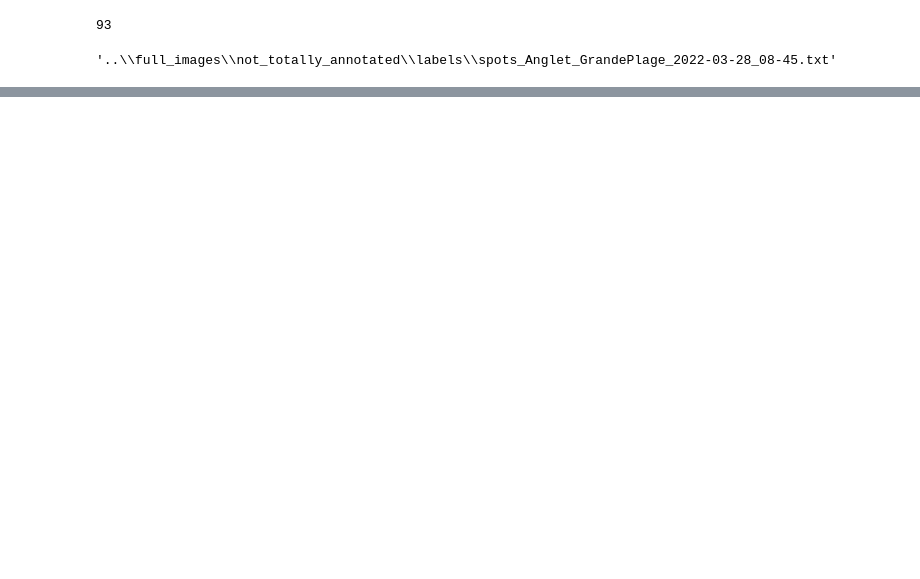
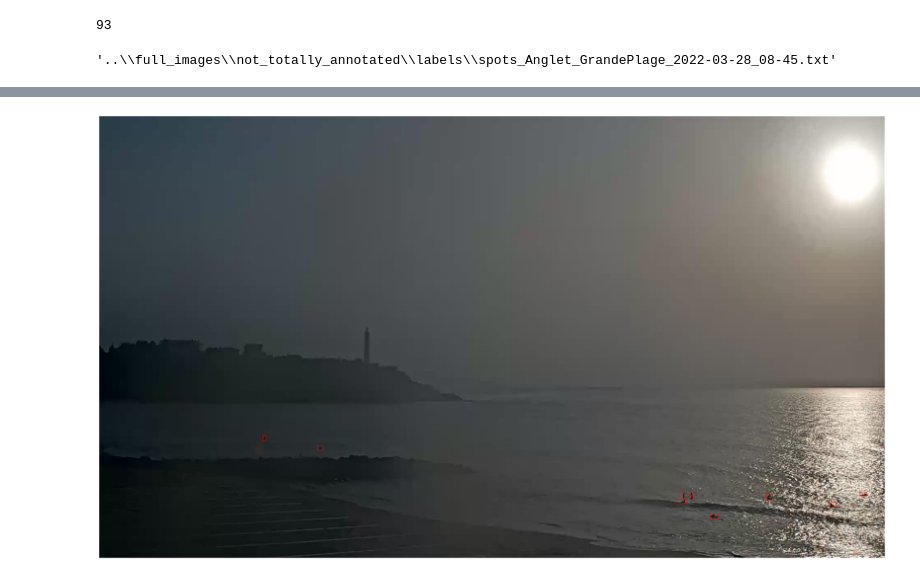
Before and after one commit to AlexandreNap/surf-crowd, a Jupyter notebook: surfers_detection/data/splitted_images/make_only_annotated_data_folder.ipynb, the cells around one changed output, grey strips where cells are left out. Cells and saved outputs as stored; diff of their text form; code cells hidden in the pictures; blank space fills up the shorter version.

Commit message:
first iter on cropped image dataset creation

```diff
--- a/surfers_detection/data/splitted_images/make_only_annotated_data_folder.ipynb
+++ b/surfers_detection/data/splitted_images/make_only_annotated_data_folder.ipynb
@@ -8,4 +9,4 @@ import numpy as np
 # %%
-annotated_files = [f for f in glob.glob("..\\full_images\\not_totally_annotated\\labels\\*.txt") if os.path.getsize(f) > 0]
+annotation_files = [f for f in glob.glob("..\\full_images\\not_totally_annotated\\labels\\*.txt") if os.path.getsize(f) > 0]
 #We annotated classified images. Each file should then contain at least one surfer, have at least one annotation
 # %%
@@ -144,0 +86,89 @@ display_image_in_actual_size(image.copy(), crops)
+# %%
+def prune_crops(crops, labels):
+    new_crops = None
+    for crop in crops:
+        keep=False
+        for label in labels:
+            if bb_intersectionAB_over_A(label, crop)>0.8:
+                keep = True
+                break
+        if keep:
+            if new_crops is None:
+                new_crops = [crop]
+            else:
+                new_crops = np.concatenate((new_crops, [crop]), axis=0)
+    return new_crops
+
+
+# label : [class, bb_x, bb_y, bb_width, bb_height]
+# crop : [bb_x, bb_y, bb_width, bb_height]
+# label and crop are on relative format (x,y) in [0,1]^2 to initial image
+# return label in relative format to crop
+def label_to_crop_label(label, crop, width, height):
+    label[1] = (label[1] - crop[0])/ crop[2]
+    label[2] = (label[2] - crop[1])/ crop[3]
+    label[3] = label[3] / crop[2]
+    label[4] = label[4] / crop[3]
+
+    if label[2] < 0:
+        label[2] = 0
+    if label[1] < 0:
+        label[1] = 0
+    if label[1] + label[3] > 1:
+        label[3] = 1 - label[1]
+    if label[2] + label[4] > 1:
+        label[4] = 1 - label[2]
+    return label
+
+
+def make_cropped_images_labels(image_file_name, image, labels, crops):
+    width, height = image.size
+    images_labels = []
+    image_names = []
+    for i, crop in enumerate(crops):
+        new_labels = []
+        for label in labels:
+            if bb_intersectionAB_over_A(label, crop) > 0.6:
+                new_labels.append(label_to_crop_label(label.copy(), crop, width, height))
+        rectangle_crop = crop.copy()
+        width, height = image.size
+        rectangle_crop[2] = width * (crop[0]+crop[2])
+        rectangle_crop[3] = height * (crop[1] + crop[3])
+        rectangle_crop[0] *= width
+        rectangle_crop[1] *= height
+        small_image = image.crop(rectangle_crop)
+
+        images_labels.append((small_image, new_labels))
+        image_names.append(image_file_name.replace('.jpg', '_crop' + str(i) + '.jpg'))
+    return image_names, images_labels
+
+
+def split_image(image_txt_path):
+    image_file_name = re.sub(".*?\\\\", "", image_txt_path.replace(".txt",".jpg"))
+    image_path = "..\\..\\..\\data\\surf_only_images\\" + image_file_name
+
+    labels = open(image_txt_path, "r").read()
+    labels = np.array([[float(x) for x in row.split(" ")] for row in labels.split("\n")])
+    labels[:,2] = 1 - labels[:,2] - labels[:,4]
+
+    image = Image.open(os.path.join(image_path))
+    h, w = image.size
+
+    crops = random_crops(80,0.23,0.28)
+    crops = prune_crops(crops, labels)
+    if crops is not None:
+        image_names, new_images_labels = make_cropped_images_labels(image_file_name, image, labels, crops)
+    else:
+        image_names, new_images_labels = None, None
+    return image, labels, crops, image_names, new_images_labels
+
+image, labels, crops, image_names, new_images_labels = split_image(annotation_files[20])
+display_image_in_actual_size(image.copy(), labels)
+if crops is not None:
+    print(np.array(crops).shape[0])
+    display_image_in_actual_size(image.copy(), np.concatenate((np.array(crops).shape[0] * [[0]], crops),axis=1))
+    for image, labels in new_images_labels:
+        print(image.size)
+        display_image_in_actual_size(image, labels)
+# %% [output]
+[figure, added]
```
Also changed, not shown: parts of 11 cells of this notebook, 1 other file.
